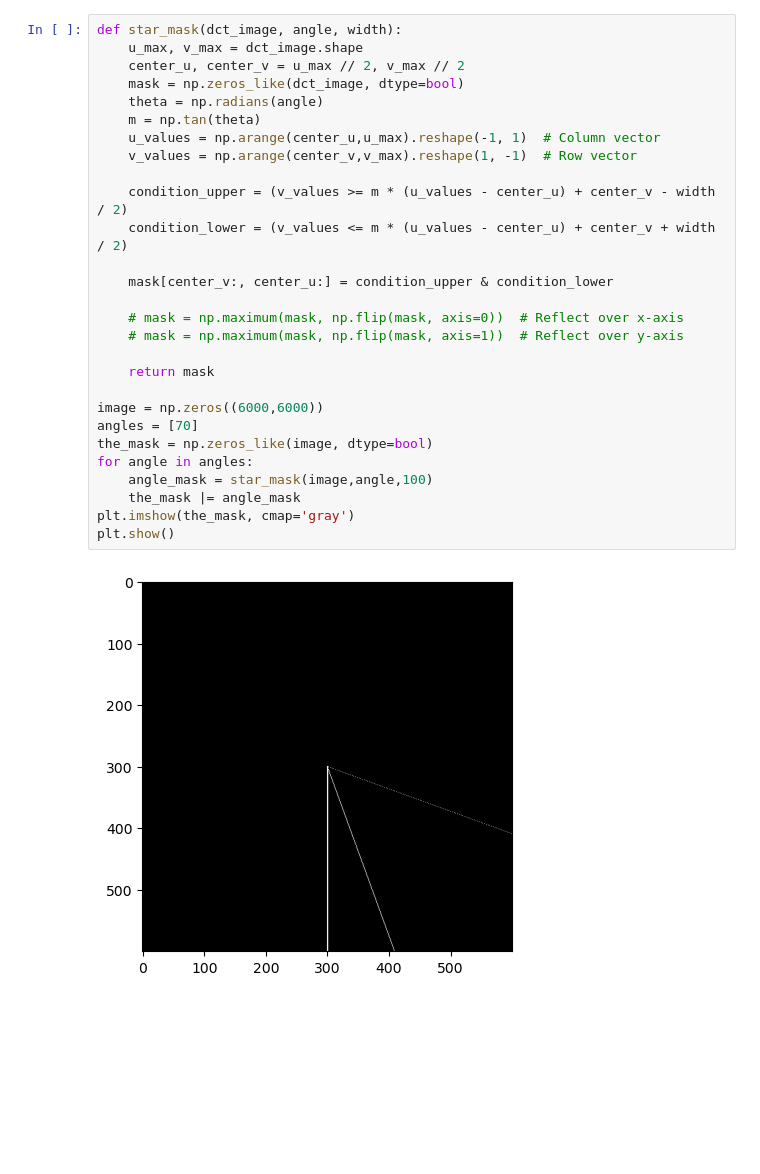
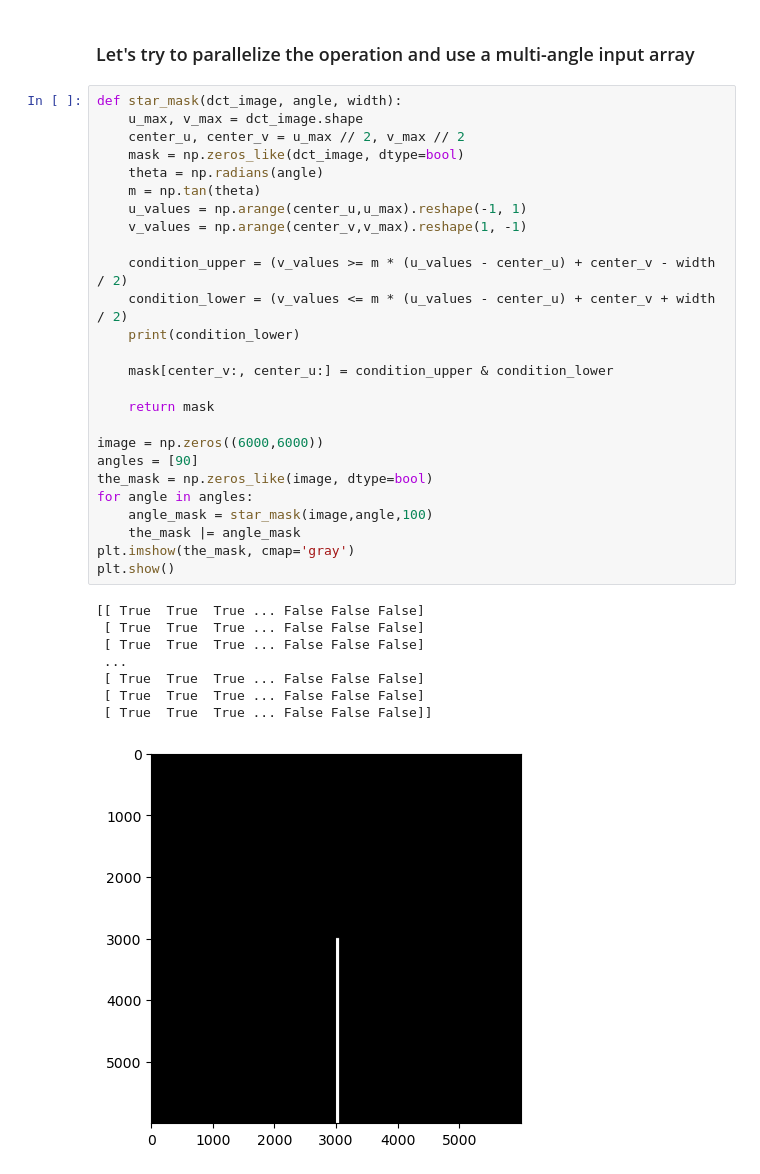
Before and after one commit to jaccl17/imageland, a Jupyter notebook: FFT/mask_generator_test.ipynb, the cells around one changed output. Drawn from its saved outputs; the diff is of its cells as text; blank space fills up the shorter version.

Commit message:
updated mask_generator

```diff
--- a/FFT/mask_generator_test.ipynb
+++ b/FFT/mask_generator_test.ipynb
@@ -51,33 +38,40 @@ plt.imshow(mask, cmap='gray')
 plt.show()
 # %% [output]
 [figure]
+# %% [markdown]
+### Let's try to parallelize the operation and use a multi-angle input array
 # %%
 def star_mask(dct_image, angle, width):
     u_max, v_max = dct_image.shape
     center_u, center_v = u_max // 2, v_max // 2
     mask = np.zeros_like(dct_image, dtype=bool)
     theta = np.radians(angle)
     m = np.tan(theta)
-    u_values = np.arange(center_u,u_max).reshape(-1, 1)  # Column vector
-    v_values = np.arange(center_v,v_max).reshape(1, -1)  # Row vector
+    u_values = np.arange(center_u,u_max).reshape(-1, 1)
+    v_values = np.arange(center_v,v_max).reshape(1, -1)
 
     condition_upper = (v_values >= m * (u_values - center_u) + center_v - width / 2)
     condition_lower = (v_values <= m * (u_values - center_u) + center_v + width / 2)
+    print(condition_lower)
 
     mask[center_v:, center_u:] = condition_upper & condition_lower
-
-    # mask = np.maximum(mask, np.flip(mask, axis=0))  # Reflect over x-axis
-    # mask = np.maximum(mask, np.flip(mask, axis=1))  # Reflect over y-axis
 
     return mask
 
 image = np.zeros((6000,6000))
-angles = [70]
+angles = [90]
 the_mask = np.zeros_like(image, dtype=bool)
 for angle in angles:
     angle_mask = star_mask(image,angle,100)
     the_mask |= angle_mask
 plt.imshow(the_mask, cmap='gray')
 plt.show()
 # %% [output]
+[[ True  True  True ... False False False]
+ [ True  True  True ... False False False]
+ [ True  True  True ... False False False]
+ ...
+ [ True  True  True ... False False False]
+ [ True  True  True ... False False False]
+ [ True  True  True ... False False False]]
-[figure, old version]
+[figure, new version]
```
Also changed, not shown: parts of 9 cells of this notebook.
